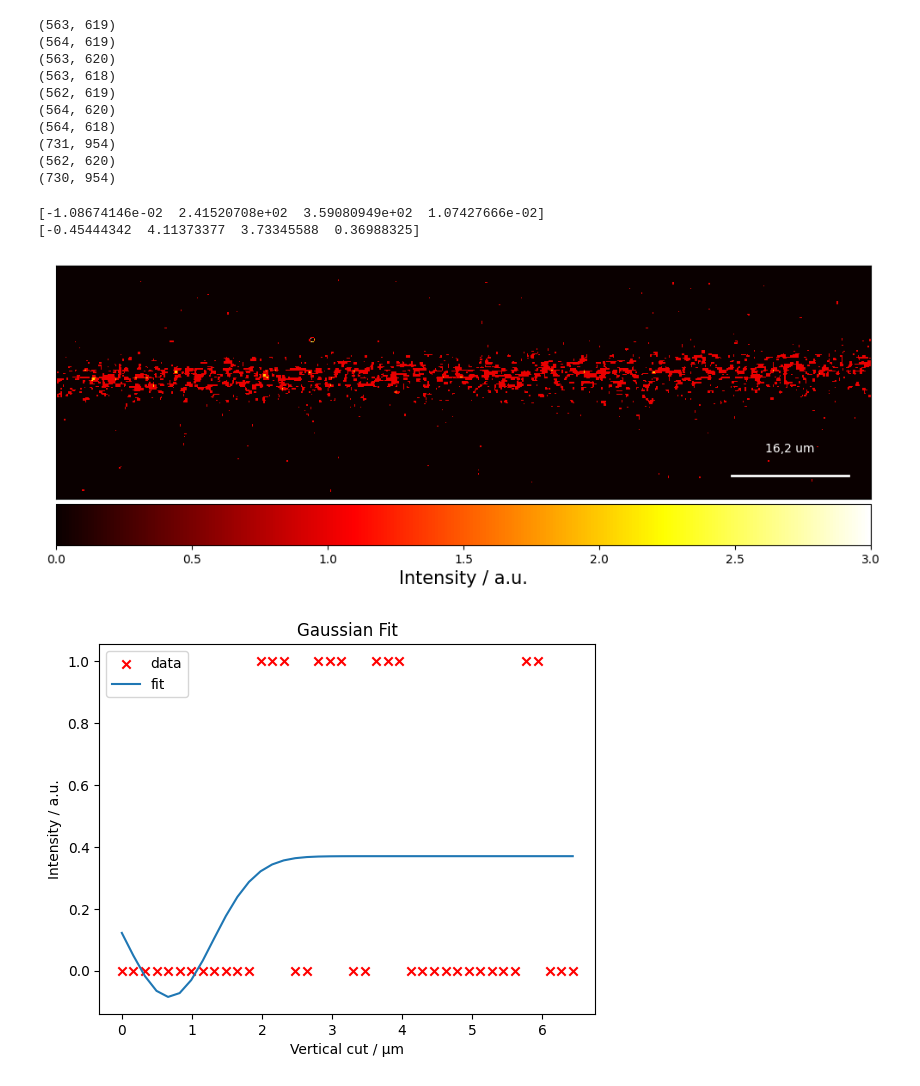
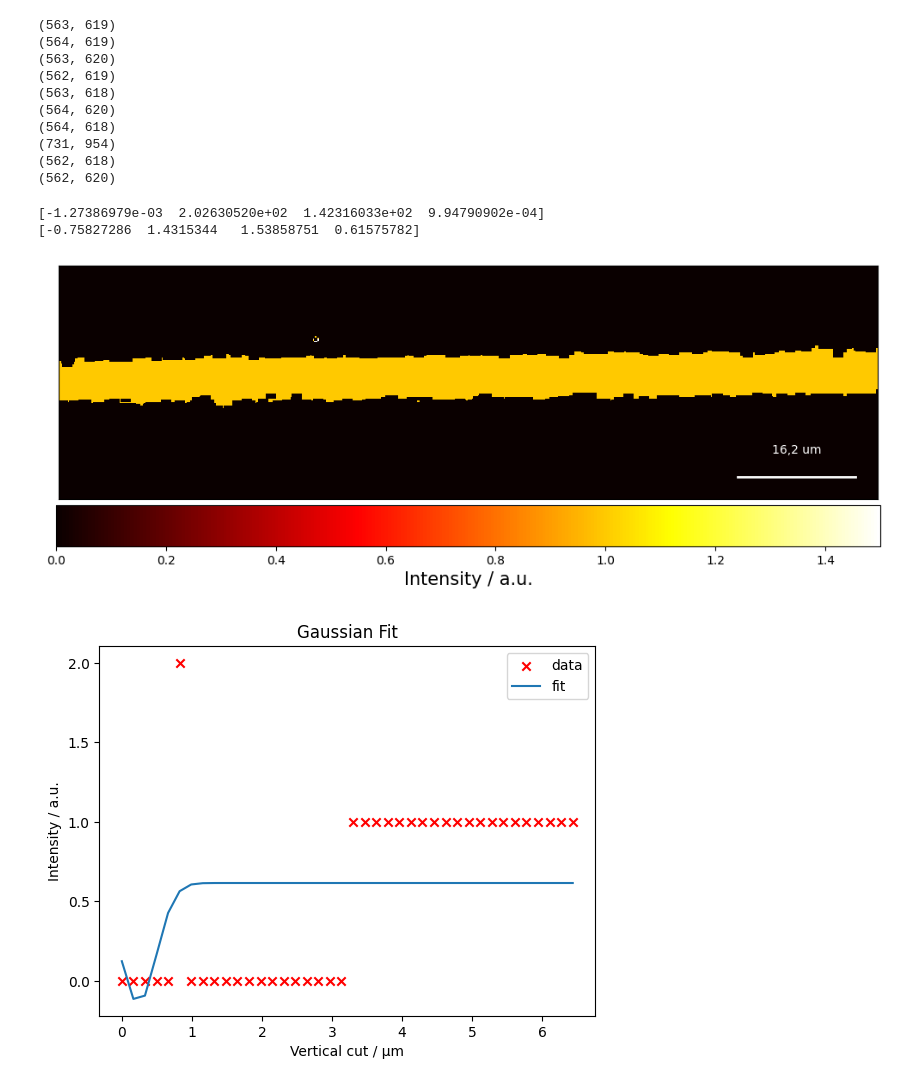
Before and after one commit to LeoausderDose/PPD, a Jupyter notebook: Versuch_Lightsheet/data/lightsheetCharacterization/ClosedPinhole/LSC_closedpinhole_40ms_2_7A_1/IntensityPlot.ipynb, the cells around one changed output. Cells and saved outputs as stored; diff of their text form; code cells hidden in the pictures.

```diff
--- a/Versuch_Lightsheet/data/lightsheetCharacterization/ClosedPinhole/LSC_closedpinhole_40ms_2_7A_1/IntensityPlot.ipynb
+++ b/Versuch_Lightsheet/data/lightsheetCharacterization/ClosedPinhole/LSC_closedpinhole_40ms_2_7A_1/IntensityPlot.ipynb
@@ -33,7 +33,7 @@ def smooth_data_savgol(data, window_length, polyorder):
     smoothed_data = savgol_filter(data, window_length=window_length, polyorder=polyorder)
     return smoothed_data
 # %%
-tif_filepath = 'LSC_closedpinhole_40ms_2_7A_1_MMStack_Pos0.ome.tif'
+tif_filepath = 'AVG_LSC_closedpinhole_40ms_2_7A_1_MMStack_Pos0_2.ome.tif'
 intensity_array = import_tif_image(tif_filepath)
 
 rotated_array = rotate(intensity_array, 2)
@@ -51,13 +51,13 @@ yslice = rotated_array[560:600, max_index[1]]
 (563, 619)
 (564, 619)
 (563, 620)
+(562, 619)
 (563, 618)
-(562, 619)
 (564, 620)
 (564, 618)
 (731, 954)
+(562, 618)
 (562, 620)
-(730, 954)
 # %%
 initial_guess_x = [80, max_index[0], 50,6]
 params_x, params_covariance_x = curve_fit(gaussian_function, range(len(xslice)), xslice) #, p0=initial_guess_x)
@@ -67,34 +67,34 @@ print(params_x)
 params_y, params_covariance_y = curve_fit(gaussian_function, range(len(yslice)), yslice) #, p0=initial_guess_y)
 print(params_y)
 # %% [output]
-[-1.08674146e-02  2.41520708e+02  3.59080949e+02  1.07427666e-02]
-[-0.45444342  4.11373377  3.73345588  0.36988325]
+[-1.27386979e-03  2.02630520e+02  1.42316033e+02  9.94790902e-04]
+[-0.75827286  1.4315344   1.53858751  0.61575782]
 # %%
 bildausschnitt = rotated_array[500:700, 400:1100]
 
 
 plt.figure(figsize=(10,4))
-plt.imshow(bildausschnitt, cmap='hot', interpolation='nearest')
+im = plt.imshow(bildausschnitt, cmap='hot', interpolation='nearest')
 cbar = plt.colorbar(location='bottom', shrink=1, pad=0.02)
 cbar.set_label(label='Intensity / a.u.',size = 15)
-
+im.set_clim(0, 1.5)
 
 scale_bar_length = 100
 scale_bar_units = 'pixels'
 scale_bar_x = bildausschnitt.shape[1] -120
 scale_bar_y = bildausschnitt.shape[0] -20
 plt.plot([scale_bar_x, scale_bar_x + scale_bar_length], [scale_bar_y, scale_bar_y], color='white', linewidth=2)
 plt.text(scale_bar_x + scale_bar_length / 2, scale_bar_y - 20, f'16,2 um', ha='center', color='white')
 
 
 plt.xticks([])
 plt.yticks([])
 
 
 plt.tight_layout()
 #plt.savefig('LSPinhole.pdf', dpi = 300)
 # %% [output]
-[figure, old version]
+[figure, new version]
 # %%
 # xfit = np.array(range(len(xslice)))*0.165
 # plt.scatter(xfit[::7], xslice[::7], marker = 'x', color = 'r', label = 'data')
@@ -122,4 +122,4 @@ plt.ylabel('Intensity / a.u.')
 plt.title('Gaussian Fit')
 plt.show()
 # %% [output]
-[figure, old version]
+[figure, new version]
```
Also changed, not shown: 10 other files.
